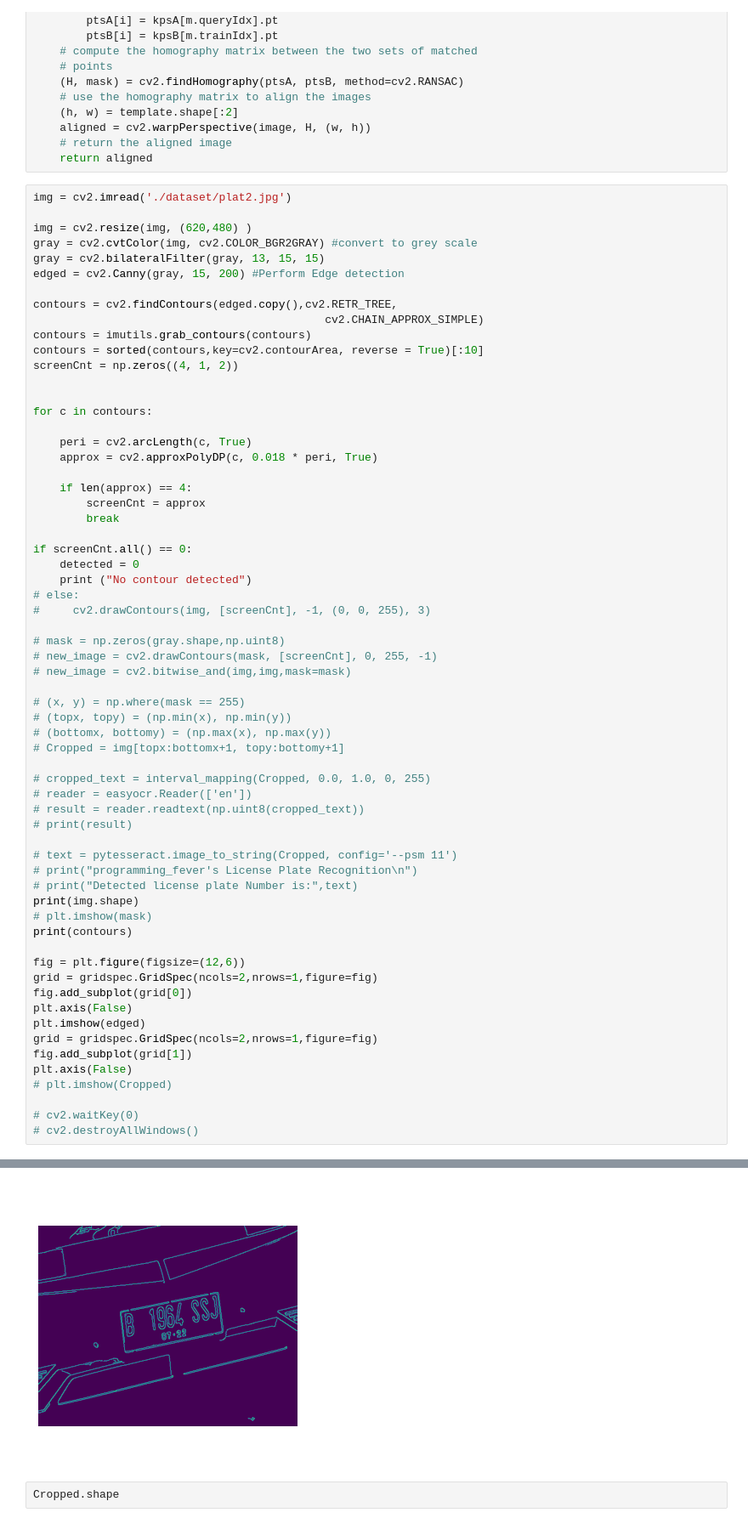
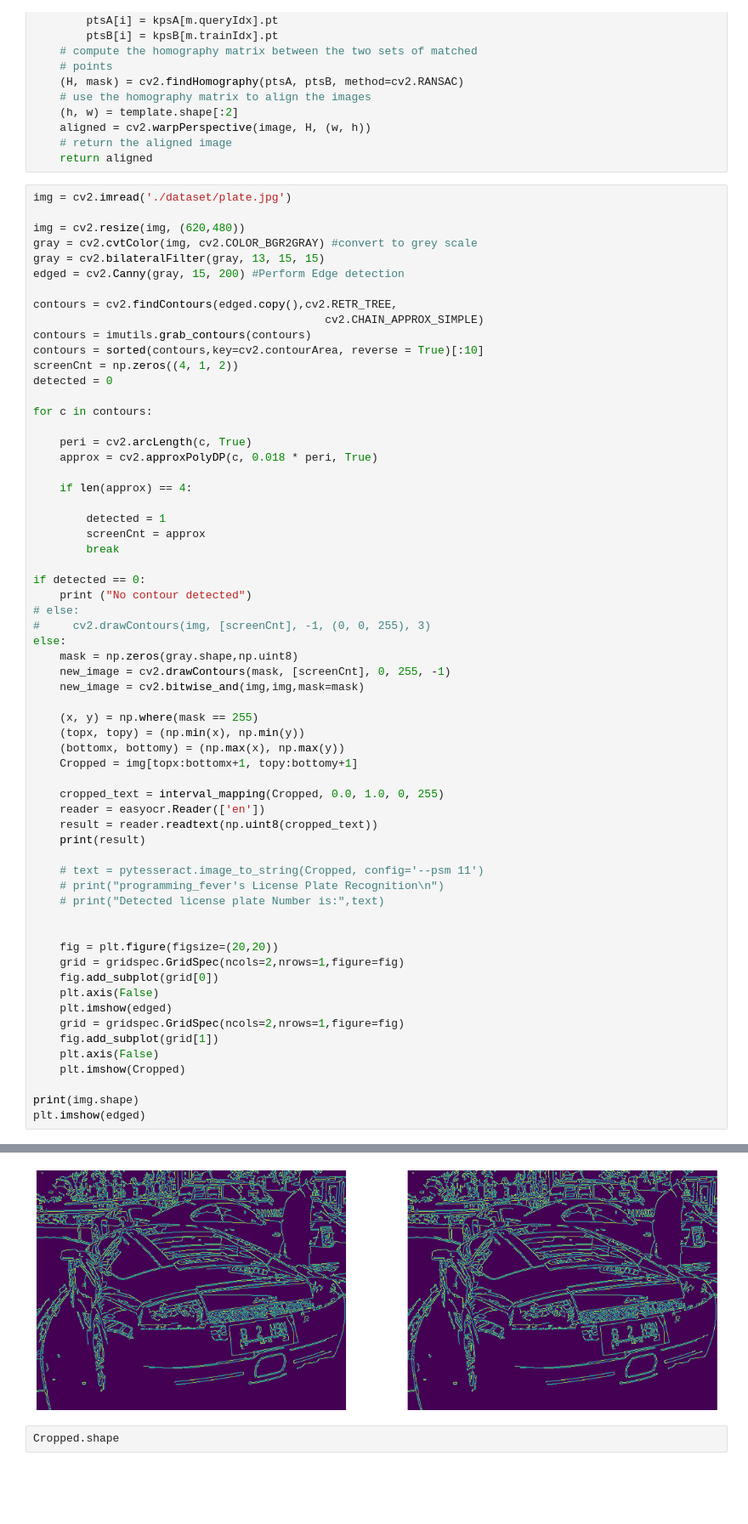
Before and after one commit to harithfakhiri/IF4073_Tugas3, a Jupyter notebook: non_deep_learning.ipynb, the cells around one changed output, grey strips where cells are left out. Shown: that part at 85% size. Cells and saved outputs as stored; diff of their text form; blank space fills up the shorter version.

```diff
--- a/non_deep_learning.ipynb
+++ b/non_deep_learning.ipynb
@@ -58,9 +58,9 @@ def align_images(image, template, maxFeatures=500, keepPercent=0.2,
 	# return the aligned image
 	return aligned
 # %%
-img = cv2.imread('./dataset/plat2.jpg')
+img = cv2.imread('./dataset/plate.jpg')
 
-img = cv2.resize(img, (620,480) )
+img = cv2.resize(img, (620,480))
 gray = cv2.cvtColor(img, cv2.COLOR_BGR2GRAY) #convert to grey scale
 gray = cv2.bilateralFilter(gray, 13, 15, 15)
 edged = cv2.Canny(gray, 15, 200) #Perform Edge detection
@@ -70,7 +70,7 @@ contours = cv2.findContours(edged.copy(),cv2.RETR_TREE,
 contours = imutils.grab_contours(contours)
 contours = sorted(contours,key=cv2.contourArea, reverse = True)[:10]
 screenCnt = np.zeros((4, 1, 2))
-
+detected = 0
 
 for c in contours:
 
@@ -78,46 +78,45 @@ for c in contours:
     approx = cv2.approxPolyDP(c, 0.018 * peri, True)
 
     if len(approx) == 4:
+
+        detected = 1
         screenCnt = approx
         break
 
-if screenCnt.all() == 0:
-    detected = 0
+if detected == 0:
     print ("No contour detected")
 # else:
 #     cv2.drawContours(img, [screenCnt], -1, (0, 0, 255), 3)
+else:
+    mask = np.zeros(gray.shape,np.uint8)
+    new_image = cv2.drawContours(mask, [screenCnt], 0, 255, -1)
+    new_image = cv2.bitwise_and(img,img,mask=mask)
 
-# mask = np.zeros(gray.shape,np.uint8)
-# new_image = cv2.drawContours(mask, [screenCnt], 0, 255, -1)
-# new_image = cv2.bitwise_and(img,img,mask=mask)
+    (x, y) = np.where(mask == 255)
+    (topx, topy) = (np.min(x), np.min(y))
+    (bottomx, bottomy) = (np.max(x), np.max(y))
+    Cropped = img[topx:bottomx+1, topy:bottomy+1]
 
-# (x, y) = np.where(mask == 255)
-# (topx, topy) = (np.min(x), np.min(y))
-# (bottomx, bottomy) = (np.max(x), np.max(y))
-# Cropped = img[topx:bottomx+1, topy:bottomy+1]
+    cropped_text = interval_mapping(Cropped, 0.0, 1.0, 0, 255)
+    reader = easyocr.Reader(['en'])
+    result = reader.readtext(np.uint8(cropped_text))
+    print(result)
 
-# cropped_text = interval_mapping(Cropped, 0.0, 1.0, 0, 255)
-# reader = easyocr.Reader(['en'])
-# result = reader.readtext(np.uint8(cropped_text))
-# print(result)
+    # text = pytesseract.image_to_string(Cropped, config='--psm 11')
+    # print("programming_fever's License Plate Recognition\n")
+    # print("Detected license plate Number is:",text)
 
-# text = pytesseract.image_to_string(Cropped, config='--psm 11')
-# print("programming_fever's License Plate Recognition\n")
-# print("Detected license plate Number is:",text)
+
+    fig = plt.figure(figsize=(20,20))
+    grid = gridspec.GridSpec(ncols=2,nrows=1,figure=fig)
+    fig.add_subplot(grid[0])
+    plt.axis(False)
+    plt.imshow(edged)
+    grid = gridspec.GridSpec(ncols=2,nrows=1,figure=fig)
+    fig.add_subplot(grid[1])
+    plt.axis(False)
+    plt.imshow(Cropped)
+
 print(img.shape)
-# plt.imshow(mask)
-print(contours)
-
-fig = plt.figure(figsize=(12,6))
-grid = gridspec.GridSpec(ncols=2,nrows=1,figure=fig)
-fig.add_subplot(grid[0])
-plt.axis(False)
 plt.imshow(edged)
-grid = gridspec.GridSpec(ncols=2,nrows=1,figure=fig)
-fig.add_subplot(grid[1])
-plt.axis(False)
-# plt.imshow(Cropped)
-
-# cv2.waitKey(0)
-# cv2.destroyAllWindows()
 # %% [output]
@@ -142,4 +127,4 @@ No contour detected
-[figure, old version]
+[figure, new version]
 # %%
 Cropped.shape
 # %% [output]
```
Also changed, not shown: parts of 1 cell of this notebook, 5 other files.
